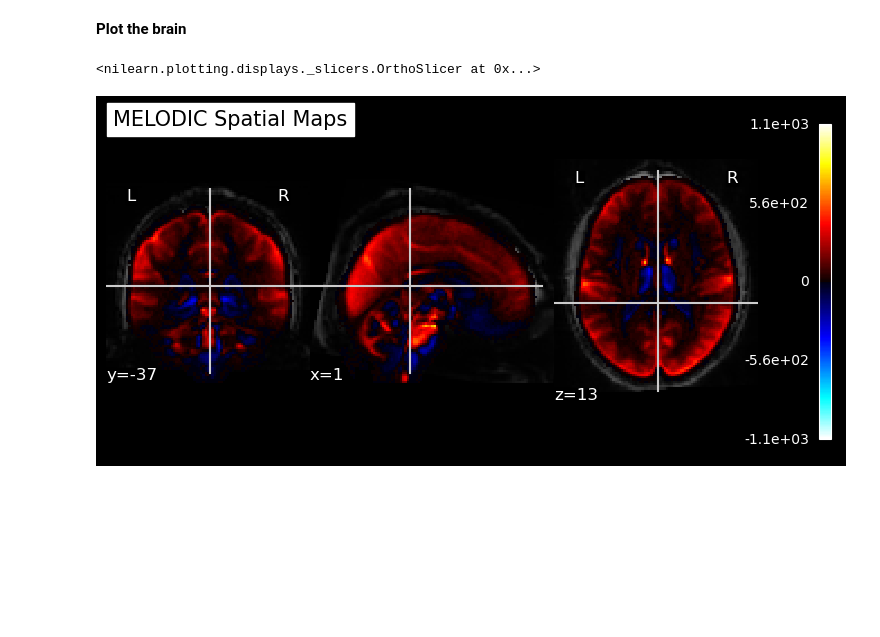
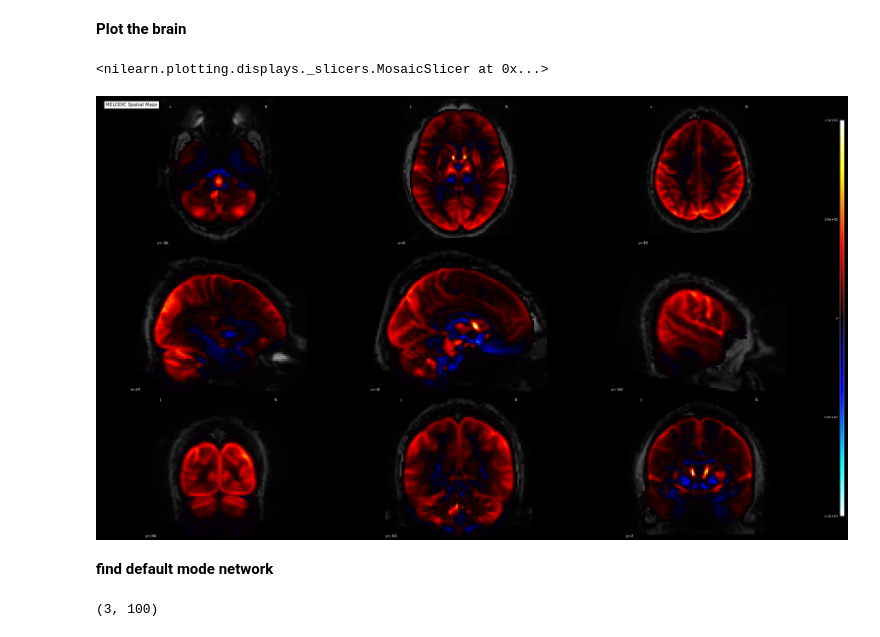
Before and after one commit to AndrewCheng02/DSC180B-Capstone-ProjectA09, a Jupyter notebook: Notebooks/Application/Andrew_Analysis.ipynb, the cells around one changed output. Saved outputs shown, nothing was run; the diff lists cells and outputs as text; code cells hidden in the pictures; blank space fills up the shorter version.

```diff
--- a/Notebooks/Application/Andrew_Analysis.ipynb
+++ b/Notebooks/Application/Andrew_Analysis.ipynb
@@ -203,7 +209,9 @@ mean_img = image.mean_img(andrew_file) # The mean of the Time Series Data
 # %%
 component_img = masker.inverse_transform(np.ones(100))
 # %%
-plotting.plot_stat_map(component_img, mean_img, title='MELODIC Spatial Maps')
+plotting.plot_stat_map(component_img, mean_img, display_mode = 'mosaic', title='MELODIC Spatial Maps', cut_coords = (3,3,3))
 # %% [output]
-<nilearn.plotting.displays._slicers.OrthoSlicer at 0x...>
+<nilearn.plotting.displays._slicers.MosaicSlicer at 0x...>
-[figure, old version]
+[figure, new version]
+# %% [markdown]
+**find default mode network**
@@ -209,0 +230,4 @@ plotting.plot_stat_map(component_img, mean_img, title='MELODIC Spatial Maps')
+# %%
+ica_components.shape
+# %% [output]
+(3, 100)
```
Also changed, not shown: parts of 7 cells of this notebook, 1 other file.
